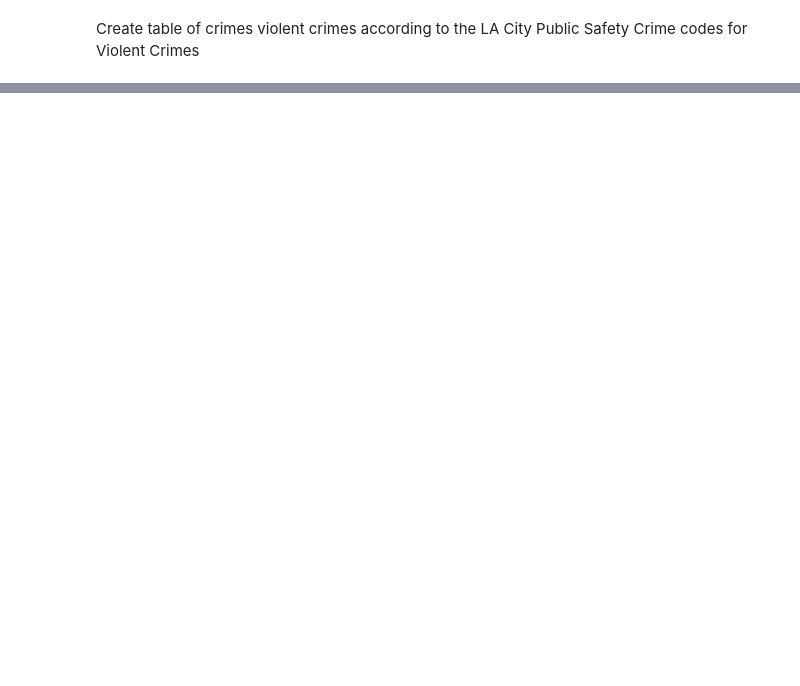
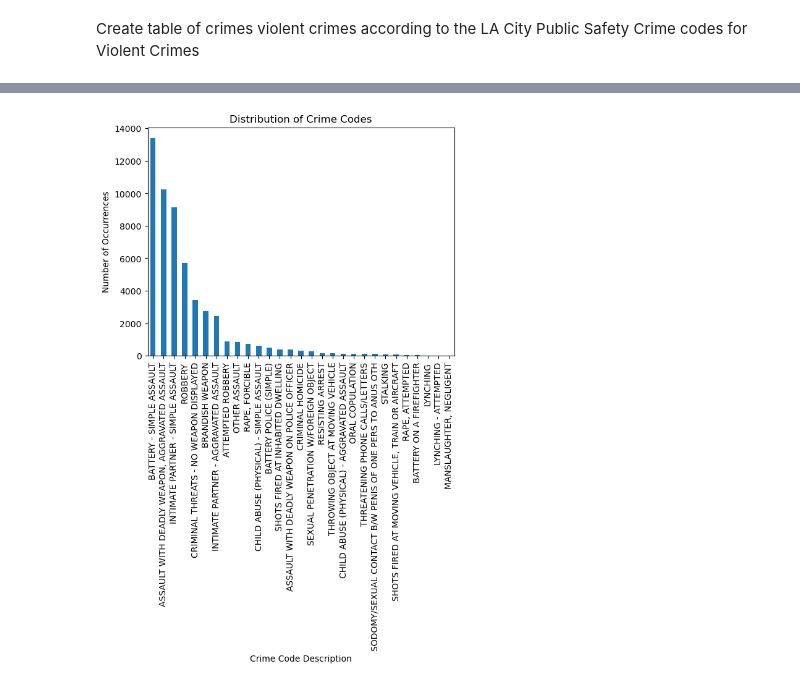
Before and after one commit to Ed-Lovera/AI-PT-Project-1, a Jupyter notebook: Philip/Crimedataframe3.ipynb, the cells around one changed output, grey strips where cells are left out. Saved outputs shown, nothing was run; the diff lists cells and outputs as text; code cells hidden in the pictures; blank space fills up the shorter version.

```diff
--- a/Philip/Crimedataframe3.ipynb
+++ b/Philip/Crimedataframe3.ipynb
@@ -205,0 +348,9 @@ Create table of crimes violent crimes according to the LA City Public Safety Cri
+# %%
+# Slice data for a specific date range California Covid Lockdown dates.
+start_date = '2020-03-19'
+end_date = '2021-01-25'
+mask = (df['DATE OCC'] > start_date) & (df['DATE OCC'] <= end_date)
+Covid_data = Vcrimes_df.loc[mask]
+
+# Display the sliced data
+Covid_data
@@ -205,0 +371,10 @@ Create table of crimes violent crimes according to the LA City Public Safety Cri
+# %%
+# Assuming 'Vcrimes_df' is your DataFrame
+Covid_crime_counts = Covid_data['Crm Cd Desc'].value_counts()
+
+Covid_crime_counts.plot(kind='bar')
+plt.xlabel('Crime Code Description')
+plt.ylabel('Number of Occurrences')
+_ = plt.title('Distribution of Crime Codes')
+# %% [output]
+[figure, added]
```
Also changed, not shown: parts of 40 cells of this notebook, 1 other file.
